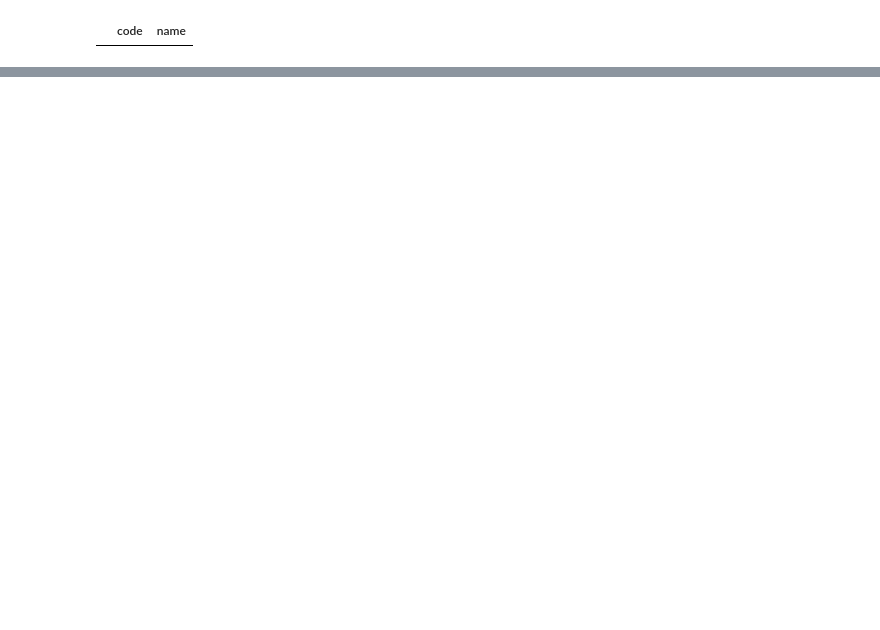
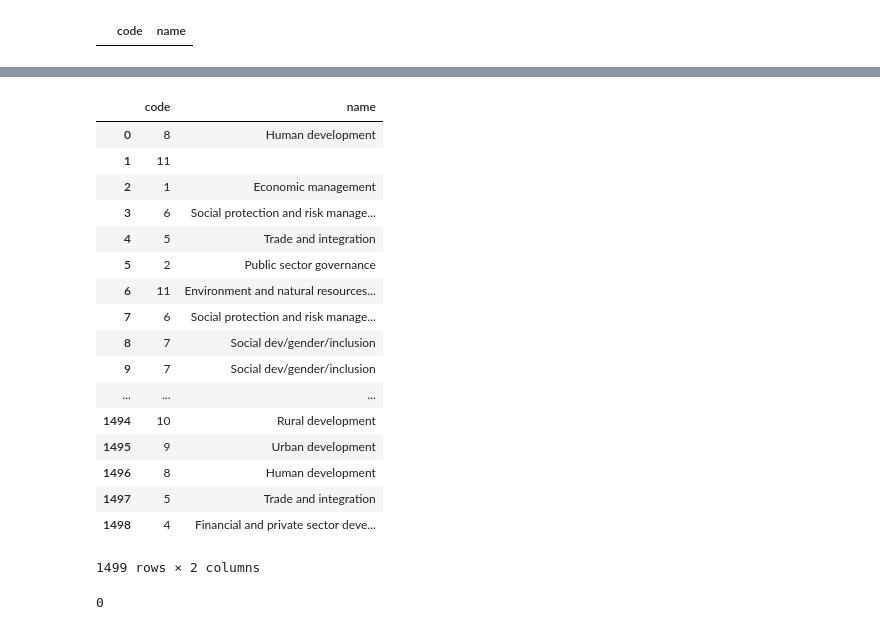
Before and after one commit to sujata2525/springboard, a Jupyter notebook: JSON Based Data Exercises.ipynb, the cells around one changed output, grey strips where cells are left out. Cells and saved outputs as stored; diff of their text form; code cells hidden in the pictures; blank space fills up the shorter version.

```diff
--- a/JSON Based Data Exercises.ipynb
+++ b/JSON Based Data Exercises.ipynb
@@ -265,3 +249,11 @@ df2 = pd.DataFrame(columns=['code', 'name'])
 df2
 # %% [output]
 |  | code | name |
+# %%
+frames = []
+for themes in df.mjtheme_namecode:
+    frames.append(json_normalize(themes))
+themes_df = pd.concat(frames, ignore_index=True)
+top_themes = themes_df.groupby('code').size().sort_values(ascending=False).head(10)
+totals = themes_df.code.value_counts().head(10)
+themes_df.join(totals, on='code', how='inner', lsuffix='_left', rsuffix='_right').groupby(['code'])[['name','code_right']].max().sort_values(by="code_right", ascending=False)
@@ -268,3 +273,24 @@ df2
 # %%
 # Exercise 3 : In 2. above you will notice that some entries have only the code and the name is missing.
 # Create a dataframe with the missing names filled in.
+# %%
+themes_df
+# %% [output]
+|  | code | name |
+| 0 | 8 | Human development |
+| 1 | 11 |  |
+| 2 | 1 | Economic management |
+| 3 | 6 | Social protection and risk manage... |
+| 4 | 5 | Trade and integration |
+| 5 | 2 | Public sector governance |
+| 6 | 11 | Environment and natural resources... |
+| 7 | 6 | Social protection and risk manage... |
+| 8 | 7 | Social dev/gender/inclusion |
+| 9 | 7 | Social dev/gender/inclusion |
+| ... | ... | ... |
+| 1494 | 10 | Rural development |
+| 1495 | 9 | Urban development |
+| 1496 | 8 | Human development |
+| 1497 | 5 | Trade and integration |
+| 1498 | 4 | Financial and private sector deve... |
+1499 rows × 2 columns
@@ -270,0 +301,4 @@ df2
+# %%
+np.count_nonzero(themes_df.isnull())
+# %% [output]
+0
```
Also changed, not shown: parts of 13 cells of this notebook.
